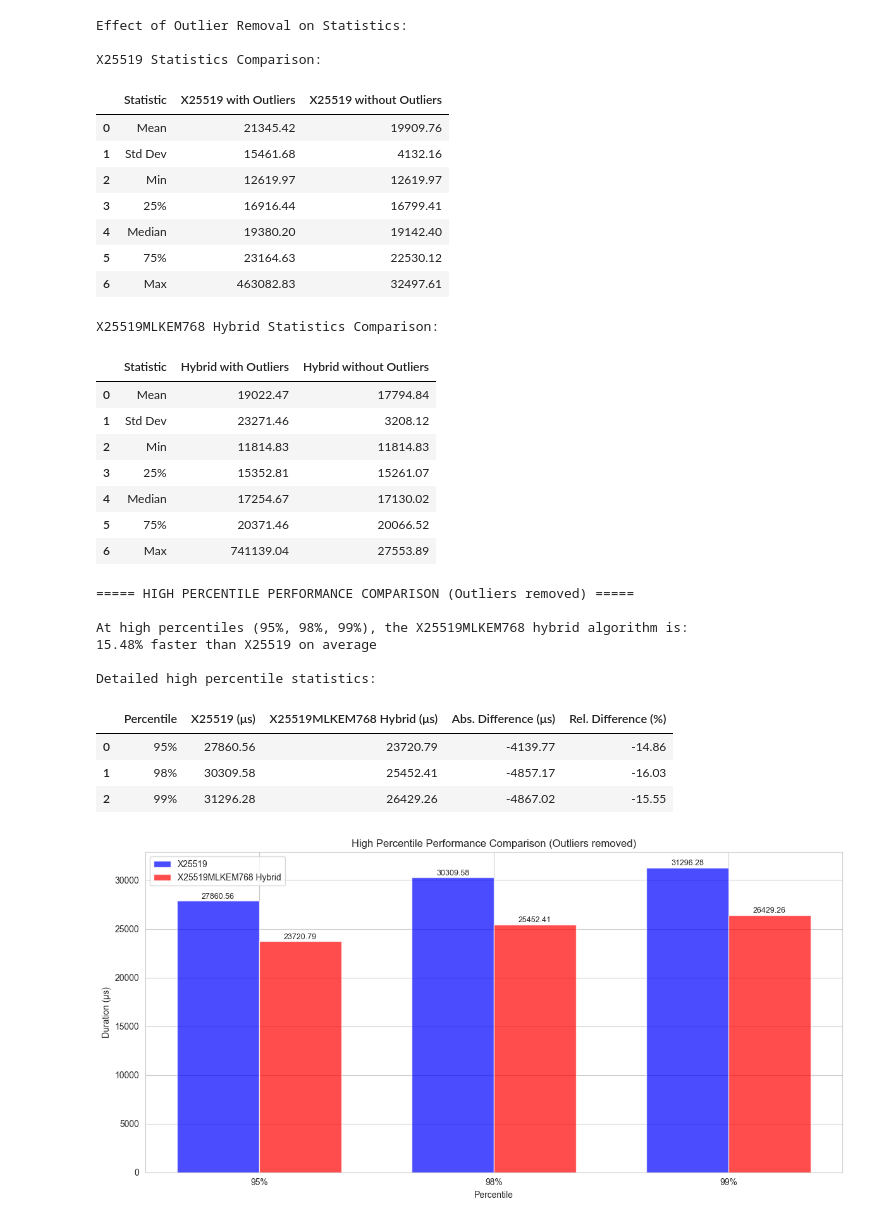
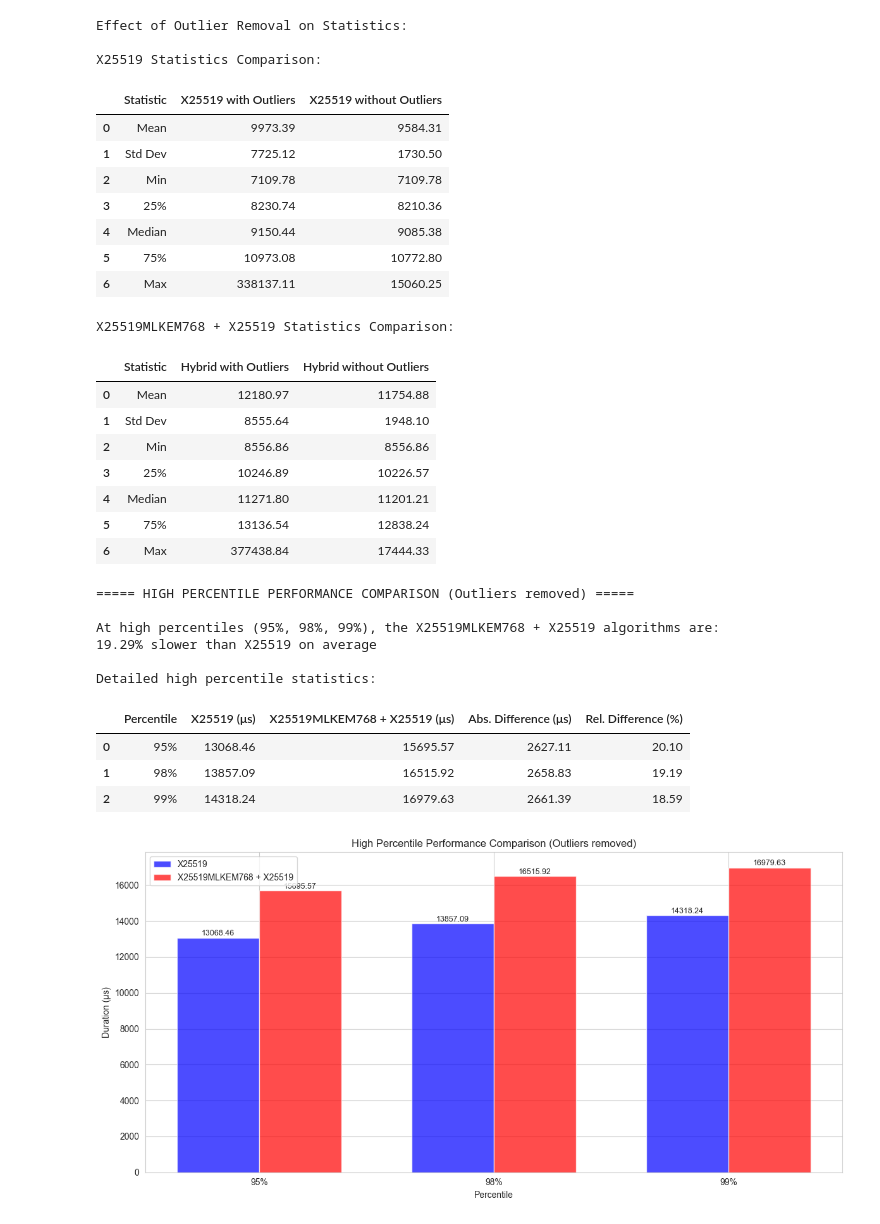
Before and after one commit to linukaratnayake/x25519mlkem768_x25519_perf_analysis, a Jupyter notebook: results/visualize_results_core_i7_16gb_ubuntu.ipynb, the cells around one changed output. Drawn from its saved outputs; the diff is of its cells as text; code cells hidden in the pictures.

```diff
--- a/results/visualize_results_core_i7_16gb_ubuntu.ipynb
+++ b/results/visualize_results_core_i7_16gb_ubuntu.ipynb
@@ -393,7 +393,7 @@ if remove_outliers:
     print("\nX25519 Statistics Comparison:")
     display(x25519_comparison)
 
-    print("\nX25519MLKEM768 Hybrid Statistics Comparison:")
+    print("\nX25519MLKEM768 + X25519 Statistics Comparison:")
     display(hybrid_comparison)
 
     # Display a message if outlier removal is disabled
@@ -404,22 +404,22 @@ Effect of Outlier Removal on Statistics:
 
 X25519 Statistics Comparison:
 |  | Statistic | X25519 with Outliers | X25519 without Outliers |
-| 0 | Mean | 21345.42 | 19909.76 |
-| 1 | Std Dev | 15461.68 | 4132.16 |
-| 2 | Min | 12619.97 | 12619.97 |
-| 3 | 25% | 16916.44 | 16799.41 |
-| 4 | Median | 19380.20 | 19142.40 |
-| 5 | 75% | 23164.63 | 22530.12 |
-| 6 | Max | 463082.83 | 32497.61 |
+| 0 | Mean | 9973.39 | 9584.31 |
+| 1 | Std Dev | 7725.12 | 1730.50 |
+| 2 | Min | 7109.78 | 7109.78 |
+| 3 | 25% | 8230.74 | 8210.36 |
+| 4 | Median | 9150.44 | 9085.38 |
+| 5 | 75% | 10973.08 | 10772.80 |
+| 6 | Max | 338137.11 | 15060.25 |
-X25519MLKEM768 Hybrid Statistics Comparison:
+X25519MLKEM768 + X25519 Statistics Comparison:
 |  | Statistic | Hybrid with Outliers | Hybrid without Outliers |
-| 0 | Mean | 19022.47 | 17794.84 |
-| 1 | Std Dev | 23271.46 | 3208.12 |
-| 2 | Min | 11814.83 | 11814.83 |
-| 3 | 25% | 15352.81 | 15261.07 |
-| 4 | Median | 17254.67 | 17130.02 |
-| 5 | 75% | 20371.46 | 20066.52 |
-| 6 | Max | 741139.04 | 27553.89 |
+| 0 | Mean | 12180.97 | 11754.88 |
+| 1 | Std Dev | 8555.64 | 1948.10 |
+| 2 | Min | 8556.86 | 8556.86 |
+| 3 | 25% | 10246.89 | 10226.57 |
+| 4 | Median | 11271.80 | 11201.21 |
+| 5 | 75% | 13136.54 | 12838.24 |
+| 6 | Max | 377438.84 | 17444.33 |
 # %%
 # Detailed high percentile (95%, 98%, 99%) comparison
 high_percentiles = [0.95, 0.98, 0.99]
@@ -436,7 +436,7 @@ high_diff_pct = (high_diff_raw / x25519_high_percentiles) * 100
 high_percentile_table = pd.DataFrame({
     'Percentile': [f"{int(p*100)}%" for p in high_percentiles],
     'X25519 (μs)': x25519_high_percentiles.values.round(2),
-    'X25519MLKEM768 Hybrid (μs)': hybrid_high_percentiles.values.round(2),
+    'X25519MLKEM768 + X25519 (μs)': hybrid_high_percentiles.values.round(2),
     'Abs. Difference (μs)': high_diff_raw.values.round(2),
     'Rel. Difference (%)': high_diff_pct.values.round(2)
 })
@@ -445,7 +445,7 @@ high_percentile_table = pd.DataFrame({
 high_percentile_impact = "slower" if high_diff_pct.mean() > 0 else "faster"
 
 print(f"\n===== HIGH PERCENTILE PERFORMANCE COMPARISON {outlier_status} =====\n")
-print(f"At high percentiles (95%, 98%, 99%), the X25519MLKEM768 hybrid algorithm is:")
+print(f"At high percentiles (95%, 98%, 99%), the X25519MLKEM768 + X25519 algorithms are:")
 print(f"{abs(high_diff_pct.mean()):.2f}% {high_percentile_impact} than X25519 on average")
 print(f"\nDetailed high percentile statistics:")
 display(high_percentile_table)
@@ -457,39 +457,39 @@ width = 0.35
 
 # Create bars
 plt.bar(x - width/2, x25519_high_percentiles, width, label='X25519', color='blue', alpha=0.7)
-plt.bar(x + width/2, hybrid_high_percentiles, width, label='X25519MLKEM768 Hybrid', color='red', alpha=0.7)
+plt.bar(x + width/2, hybrid_high_percentiles, width, label='X25519MLKEM768 + X25519', color='red', alpha=0.7)
 
 # Add labels and formatting
 plt.title(f'High Percentile Performance Comparison {outlier_status}')
 plt.xlabel('Percentile')
 plt.ylabel('Duration (μs)')
 plt.xticks(x, [f"{int(p*100)}%" for p in high_percentiles])
 
 # Add value labels on top of each bar
 def add_labels(bars):
     for bar in bars:
         height = bar.get_height()
         plt.text(bar.get_x() + bar.get_width()/2., height + 5,
                 f'{height:.2f}',
                 ha='center', va='bottom', rotation=0, fontsize=9)
 
 # Add value labels to bars
 add_labels(plt.gca().patches[:len(high_percentiles)])
 add_labels(plt.gca().patches[len(high_percentiles):])
 
 plt.legend()
 plt.tight_layout()
 plt.savefig(f'high_percentile_comparison{"_no_outliers" if remove_outliers else ""}.png', dpi=300)
 plt.show()
 # %% [output]
 ===== HIGH PERCENTILE PERFORMANCE COMPARISON (Outliers removed) =====
 
-At high percentiles (95%, 98%, 99%), the X25519MLKEM768 hybrid algorithm is:
-15.48% faster than X25519 on average
+At high percentiles (95%, 98%, 99%), the X25519MLKEM768 + X25519 algorithms are:
+19.29% slower than X25519 on average
 
 Detailed high percentile statistics:
-|  | Percentile | X25519 (μs) | X25519MLKEM768 Hybrid (μs) | Abs. Difference (μs) | Rel. Difference (%) |
-| 0 | 95% | 27860.56 | 23720.79 | -4139.77 | -14.86 |
-| 1 | 98% | 30309.58 | 25452.41 | -4857.17 | -16.03 |
-| 2 | 99% | 31296.28 | 26429.26 | -4867.02 | -15.55 |
+|  | Percentile | X25519 (μs) | X25519MLKEM768 + X25519 (μs) | Abs. Difference (μs) | Rel. Difference (%) |
+| 0 | 95% | 13068.46 | 15695.57 | 2627.11 | 20.10 |
+| 1 | 98% | 13857.09 | 16515.92 | 2658.83 | 19.19 |
+| 2 | 99% | 14318.24 | 16979.63 | 2661.39 | 18.59 |
-[figure, old version]
+[figure, new version]
```
Also changed, not shown: parts of 8 cells of this notebook.
